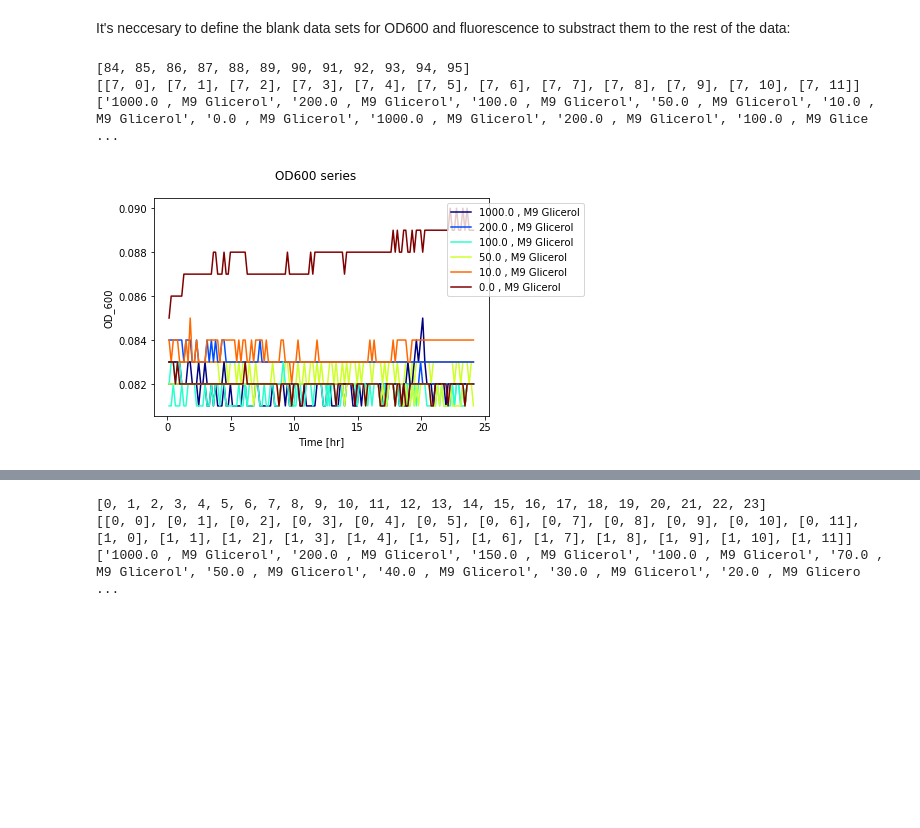
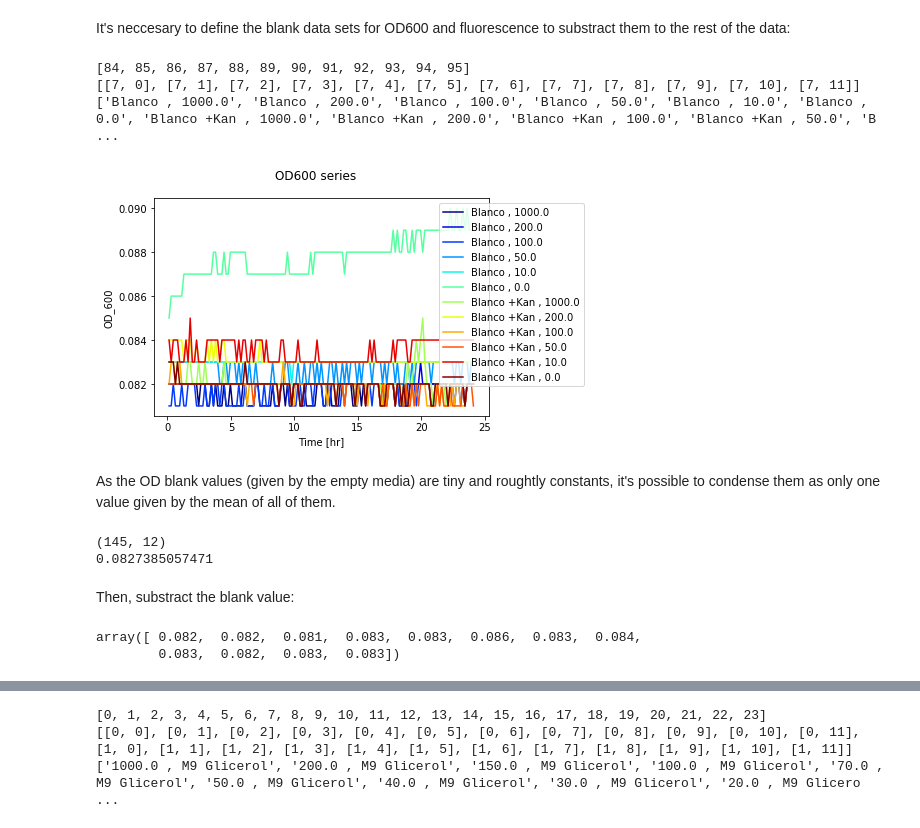
Before and after one commit to Prosimio/Plate_reader_analysis, a Jupyter notebook: Inverter_Analysis.ipynb, the cells around one changed output, grey strips where cells are left out. Cells and saved outputs as stored; diff of their text form; code cells hidden in the pictures; blank space fills up the shorter version.

```diff
--- a/Inverter_Analysis.ipynb
+++ b/Inverter_Analysis.ipynb
@@ -330,14 +330,7 @@ def plot_group(wsd, wsl, datasheets, index_data, index_label, label_cath, y_axis
 
     Returns
     -------
-    data: numpy array
-        wells experimental measurements
-
-    time: numpy vector
-        time points values in hours units
-
-    header: str
-        header of each well data (usually 'A1','A2', etc)
+    Plots of the desired data
 
     """
 
@@ -443,17 +474,35 @@ def get_group_index(label_groups, wsl, label_sheetnames):
 # %%
 #define the OD blank data series
 B_labels=['Blanco','Blanco +Kan']  #fill this list manually
 
 # and get the wells index which have that lalbels
 index_D, index_L = get_group_index(B_labels, wlabels, L_sheets)
 
 #Perform the plots of blank series data
-legend_labels = [L_sheets[1], L_sheets[2]]
+legend_labels = [L_sheets[0], L_sheets[1]]
 y_axis_labels = ['OD_600', 'Intensity [AU]', 'Intensity [AU]']
 
 plot_group(wdata, wlabels, [data_sheets[0]], index_D, index_L, legend_labels, y_axis_labels)
 # %% [output]
 [84, 85, 86, 87, 88, 89, 90, 91, 92, 93, 94, 95]
 [[7, 0], [7, 1], [7, 2], [7, 3], [7, 4], [7, 5], [7, 6], [7, 7], [7, 8], [7, 9], [7, 10], [7, 11]]
-['1000.0 , M9 Glicerol', '200.0 , M9 Glicerol', '100.0 , M9 Glicerol', '50.0 , M9 Glicerol', '10.0 , M9 Glicerol', '0.0 , M9 Glicerol', '1000.0 , M9 Glicerol', '200.0 , M9 Glicerol', '100.0 , M9 Glice ...
+['Blanco , 1000.0', 'Blanco , 200.0', 'Blanco , 100.0', 'Blanco , 50.0', 'Blanco , 10.0', 'Blanco , 0.0', 'Blanco +Kan , 1000.0', 'Blanco +Kan , 200.0', 'Blanco +Kan , 100.0', 'Blanco +Kan , 50.0', 'B ...
-[figure, old version]
+[figure, new version]
+# %% [markdown]
+As the OD blank values (given by the empty media) are tiny and roughtly constants, it's possible to condense them as only one value given by the mean of all of them.
+# %%
+OD_blank_val = get_group_values(wdata, data_sheets, index_D)
+print(OD_blank_val['OD600']['data'].shape)
+
+OD_bval=OD_blank_val['OD600']['data'].mean(axis=(0,1))
+print(OD_bval)
+# %% [output]
+(145, 12)
+0.0827385057471
+# %% [markdown]
+Then, substract the blank value:
+# %%
+OD_blank_val['OD600']['data'][1,:]
+# %% [output]
+array([ 0.082,  0.082,  0.081,  0.083,  0.083,  0.086,  0.083,  0.084,
+        0.083,  0.082,  0.083,  0.083])
```
Also changed, not shown: parts of 5 cells of this notebook.
